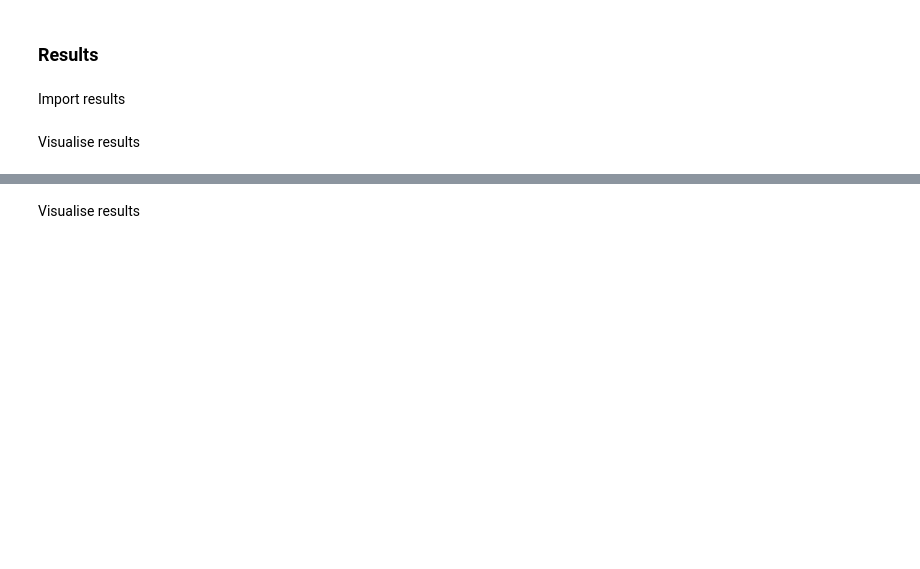
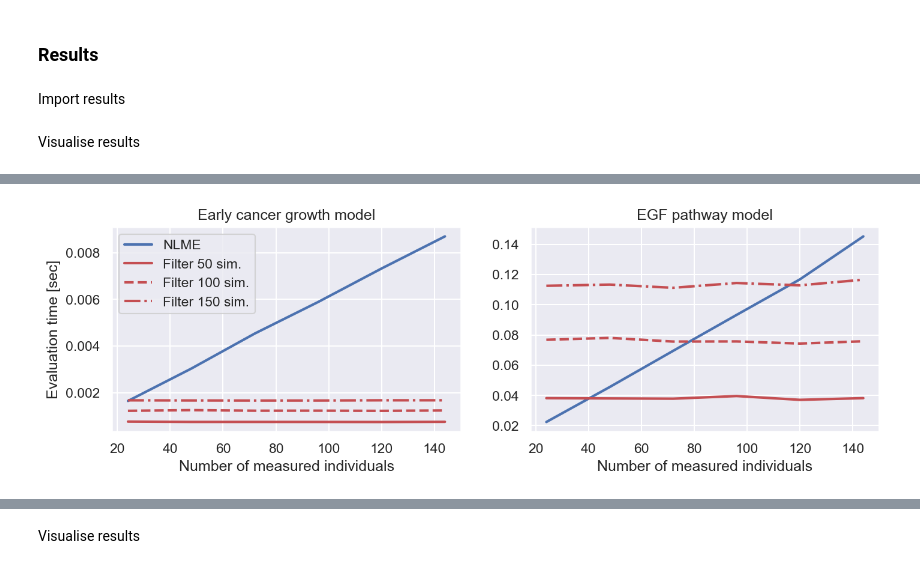
Before and after one commit to DavAug/filter-inference, a Jupyter notebook: results/2_egf_pathway/results.ipynb, the cells around one changed output, grey strips where cells are left out. Saved outputs shown, nothing was run; the diff lists cells and outputs as text; code cells hidden in the pictures; blank space fills up the shorter version.

Commit message:
clean up egf pathway model inference results

```diff
--- a/results/2_egf_pathway/results.ipynb
+++ b/results/2_egf_pathway/results.ipynb
@@ -348,0 +438,88 @@ results_reduced = xr.load_dataset(
+# %%
+# Import scaling results with number of snapshot measurements
+directory = os.path.dirname(os.getcwd())
+cancer_data = pd.read_csv(directory + '/1_cancer_growth/scaling_with_measurements.csv')
+
+directory = os.getcwd()
+egf_data = pd.read_csv(directory + '/scaling_with_measurements.csv')
+
+# Plot results
+# Create layout
+fontsize = 11
+my_dpi = 192
+fig = plt.figure(figsize=(2250 // my_dpi, 600 // my_dpi), dpi=150)
+outer = gridspec.GridSpec(1, 2, wspace=0.2)
+
+# Create axis for data
+axes = []
+axes.append(plt.Subplot(fig, outer[0]))
+axes.append(plt.Subplot(fig, outer[1]))
+axes[0].sharex(axes[1])
+
+# Add axes to figure
+for ax in axes:
+    fig.add_subplot(ax)
+
+# Plot scaling behaviour
+# Cancer growth model
+mask = cancer_data.Type == 'NLME'
+n_ids = cancer_data[mask]['Number of measured individuals']
+axes[0].plot(
+    n_ids, cancer_data[mask]['Cost in sec'], label='NLME', linewidth=2)
+mask = cancer_data.Type == 'Filter 50'
+axes[0].plot(
+    n_ids, cancer_data[mask]['Cost in sec'],
+    label='Filter 50 sim.',
+    color=sns.color_palette()[3], linestyle='solid', linewidth=2)
+mask = cancer_data.Type == 'Filter 100'
+axes[0].plot(
+    n_ids, cancer_data[mask]['Cost in sec'],
+    label='Filter 100 sim.',
+    color=sns.color_palette()[3], linestyle='--', linewidth=2)
+mask = cancer_data.Type == 'Filter 150'
+axes[0].plot(
+    n_ids, cancer_data[mask]['Cost in sec'],
+    label='Filter 150 sim.',
+    color=sns.color_palette()[3], linestyle='-.', linewidth=2)
+
+# EGF model
+mask = egf_data.Type == 'NLME'
+n_ids = egf_data[mask]['Number of measured individuals']
+axes[1].plot(
+    n_ids, egf_data[mask]['Cost in sec'], label='NLME', linewidth=2)
+mask = egf_data.Type == 'Filter 50'
+axes[1].plot(
+    n_ids, egf_data[mask]['Cost in sec'],
+    label='Filter 50 sim.',
+    color=sns.color_palette()[3], linestyle='solid', linewidth=2)
+mask = egf_data.Type == 'Filter 100'
+axes[1].plot(
+    n_ids, egf_data[mask]['Cost in sec'],
+    label='Filter 100 sim.',
+    color=sns.color_palette()[3], linestyle='--', linewidth=2)
+mask = egf_data.Type == 'Filter 150'
+axes[1].plot(
+    n_ids, egf_data[mask]['Cost in sec'],
+    label='Filter 150 sim.',
+    color=sns.color_palette()[3], linestyle='-.', linewidth=2)
+
+# Labelling
+axes[0].set_xlabel('Number of measured individuals')
+axes[0].set_ylabel('Evaluation time [sec]')
+axes[1].set_xlabel('Number of measured individuals')
+axes[1].set_ylabel('')
+axes[1].set_title('EGF pathway model')
+axes[0].set_title('Early cancer growth model')
+axes[0].legend()
+
+directory = os.getcwd()
+plt.savefig(
+    directory + '/8_computational_costs_of_log_posterior_evaluations.tif',
+    bbox_inches='tight')
+plt.savefig(
+    directory + '/8_computational_costs_of_log_posterior_evaluations.pdf',
+    bbox_inches='tight')
+
+plt.show()
+# %% [output]
+[figure, added]
```
Also changed, not shown: parts of 16 cells of this notebook, 27 other files.
